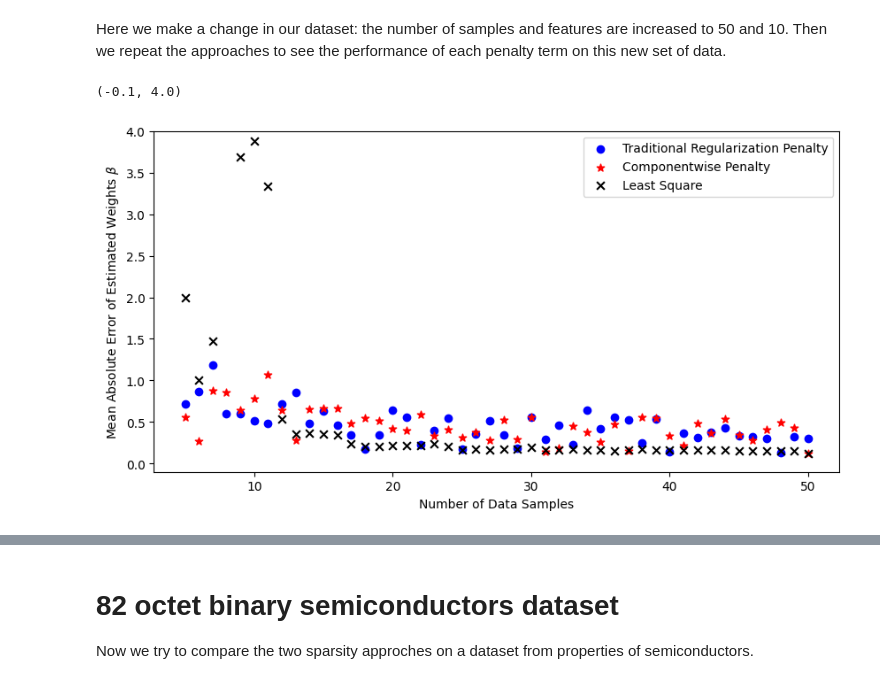
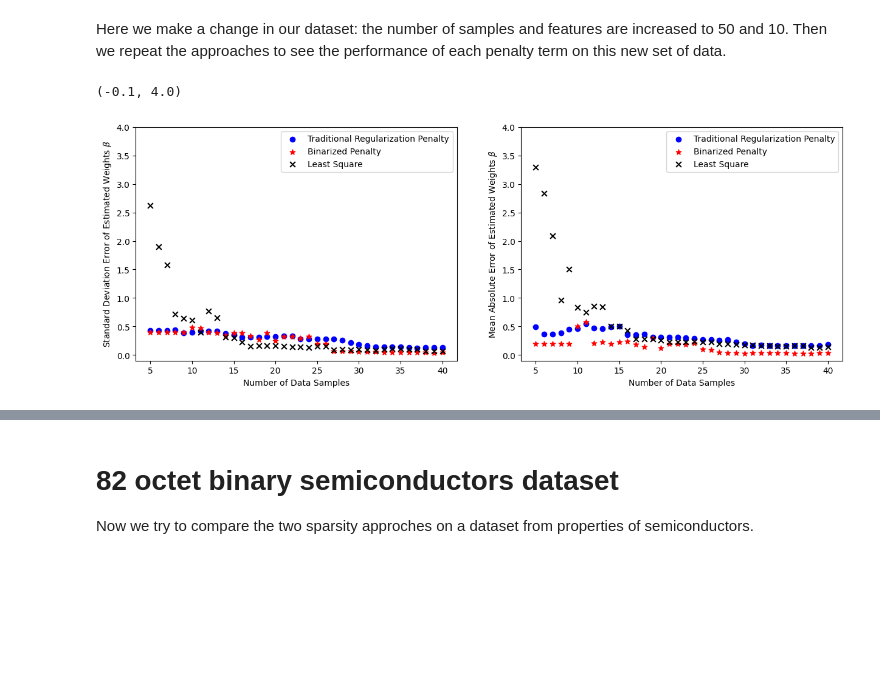
Before and after one commit to shahrzaddii/https---github.com-shahrzaddii-Sparsity, a Jupyter notebook: sparsity.ipynb, the cells around one changed output, grey strips where cells are left out. Drawn from its saved outputs; the diff is of its cells as text; code cells hidden in the pictures; blank space fills up the shorter version.

Commit message:
mean and standard deviation addded.

```diff
--- a/sparsity.ipynb
+++ b/sparsity.ipynb
@@ -124,8 +132,8 @@ from numpy.linalg import norm
 #     return squared_error(beta) + alpha*norm(np.atleast_2d(beta), 1, axis=1)
 
 # To define the regularized loss function
-def regularised_error(beta,alpha, x, y, d):
-    return squared_error(beta, x, y, d) + alpha*np.sum(abs(np.reshape(beta,(-1,d))),axis=1)
+def regularised_error(beta,a0, a1, x, y, d):
+    return squared_error(beta, x, y, d) + a0*np.sum(abs(np.reshape(beta,(-1,d))),axis=1)
 # %%
 # To define the regularized loss function with piecewise penalty term
 # def sparsed_regularised_error(beta,alpha):
@@ -148,27 +156,28 @@ def regularised_error(beta,alpha, x, y, d):
 #     return squared_error(beta) + alpha*np.sum(p)
 
 
-def sparsed_regularised_error(beta,a , x, y, d):
+def sparsed_regularised_error(beta,a0, a1 , x, y, d):
   pp = []
   beta = np.reshape(beta,(-1, d))
   for i in range((beta.shape)[0]):
     p = []
     for b in beta[i]:
       if b<=0.5:
-        p.append(abs(b))
+        p.append(a0*abs(b))
       else:
-        p.append(abs(b-1))
-    pp.append(a*np.sum(p))
+        p.append(a1*abs(b-1))
+    pp.append(np.sum(p))
+    # pp.append(a*np.sum(p))
   return squared_error(beta,x , y, d)+np.asarray(pp)
 # %%
 import scipy
 from scipy.optimize import minimize
 alpha=1
-def minimizer(error_function, a, x, y, d):
+def minimizer(error_function, a0, a1, x, y, d):
     initial_beta = np.random.randint(2,size=(d))
     # initial_beta = np.array([0,0])
     # scipy.optimize.show_options(solver='minimize', method='Nelder-Mead')
-    result = minimize(error_function, initial_beta, method='Nelder-Mead', args=(a, x, y, d), tol=1e-8)
+    result = minimize(error_function, initial_beta, method='Powell', args=(a0, a1, x, y, d), tol=1e-8)
     optimized_beta = result.x
     return optimized_beta
 # scipy.optimize.show_options(solver='minimize', method='Nelder-Mead')
@@ -358,7 +371,7 @@ Here we make a change in our dataset: the number of samples and features are inc
 # %%
 RNG = np.random.default_rng(seed=1)
 d = 10
-n = 50
+n = 40
 var = 1
 cov = var*np.eye(d)
 mean = np.zeros(d)
@@ -367,44 +380,64 @@ sigma = 1
 # To define the weights as beta
 beta = np.array([0, 0, 0, 1, 1, 1, 0, 1, 1, 1])
 
 # To define the features/inputs and labels/outputs
 x = RNG.multivariate_normal(mean, cov, size=n)
 y = x@beta + RNG.normal(0, sigma**2, size=n)
 
 beta_hat = np.linalg.solve(x.T.dot(x), x.T.dot(y))
 
 estimated_beta_traditional = []
 estimated_beta_piecewise = []
 LS = []
 N = []
-a = 1
+# a = 5
+a0 = 7
+a1 = 7
 for i in range(len(x)-4):
+  dataset_index = np.asarray(range(n))
+  np.random.shuffle(dataset_index)
   sample_size = i+5
+
+  # sample_index = np.random.randint(49,size=sample_size)
+  # x_input = x[sample_index]
+  # y_label = y[sample_index]
+  sample_index = dataset_index[:sample_size]
   x_input = x[:sample_size]
   y_label = y[:sample_size]
   N.append(sample_size)
   LS.append(np.linalg.solve(x_input.T.dot(x_input), x_input.T.dot(y_label)))
-  estimated_beta_traditional.append(minimizer(regularised_error, a, x_input, y_label, d))
-  estimated_beta_piecewise.append(minimizer(sparsed_regularised_error, a, x_input, y_label, d))
+  estimated_beta_traditional.append(minimizer(regularised_error, a0, a1, x_input, y_label, d))
+  estimated_beta_piecewise.append(minimizer(sparsed_regularised_error, a0, a1, x_input, y_label, d))
 
 mean_error_beta_traditional = np.mean(abs(beta-np.asarray(estimated_beta_traditional)),axis=1)
 mean_error_beta_piecewise = np.mean(abs(beta-np.asarray(estimated_beta_piecewise)), axis=1)
 mean_error_LS = np.mean(abs(beta-np.asarray(LS)), axis=1)
+
+std_error_beta_traditional = np.std(abs(beta-np.asarray(estimated_beta_traditional)),axis=1)
+std_error_beta_piecewise = np.std(abs(beta-np.asarray(estimated_beta_piecewise)), axis=1)
+std_error_LS = np.std(abs(beta-np.asarray(LS)), axis=1)
+
 sample_number = np.asarray(N)
 
 
 from matplotlib import pyplot as plt
 
-_, axs = plt.subplots(1, 1, figsize=(10, 5))
-# axs.hlines(1,0,12,linestyles='--',colors='pink')
-axs.scatter(sample_number, mean_error_beta_traditional, marker='o', color='blue', label='Traditional Regularization Penalty')
-axs.scatter(sample_number, mean_error_beta_piecewise, marker='*', color='red', s=40, label='Componentwise Penalty')
-axs.scatter(sample_number, mean_error_LS, marker='x', color='black', s=40, label='Least Square')
-axs.set_xlabel('Number of Data Samples')
-axs.set_ylabel('Mean Absolute Error of Estimated Weights $\\beta$')
-axs.legend()
-axs.set_ylim([-0.1, 4])
-# axs[0].title.set_text('$\\beta_1$ vs $\\alpha$')
+
+_, axs = plt.subplots(1, 2, figsize=(15, 5))
+axs[0].scatter(sample_number, std_error_beta_traditional, marker='o', color='blue', label='Traditional Regularization Penalty')
+axs[0].scatter(sample_number, std_error_beta_piecewise, marker='*', color='red', s=40, label='Binarized Penalty')
+axs[0].scatter(sample_number, std_error_LS, marker='x', color='black', s=40, label='Least Square')
+axs[0].set_xlabel('Number of Data Samples')
+axs[0].set_ylabel('Standard Deviation Error of Estimated Weights $\\beta$')
+axs[0].legend()
+axs[0].set_ylim([-0.1, 4])
+axs[1].scatter(sample_number, mean_error_beta_traditional, marker='o', color='blue', label='Traditional Regularization Penalty')
+axs[1].scatter(sample_number, mean_error_beta_piecewise, marker='*', color='red', s=40, label='Binarized Penalty')
+axs[1].scatter(sample_number, mean_error_LS, marker='x', color='black', s=40, label='Least Square')
+axs[1].set_xlabel('Number of Data Samples')
+axs[1].set_ylabel('Mean Absolute Error of Estimated Weights $\\beta$')
+axs[1].legend()
+axs[1].set_ylim([-0.1, 4])
 # %% [output]
 (-0.1, 4.0)
-[figure, old version]
+[figure, new version]
```
Also changed, not shown: parts of 7 cells of this notebook.
